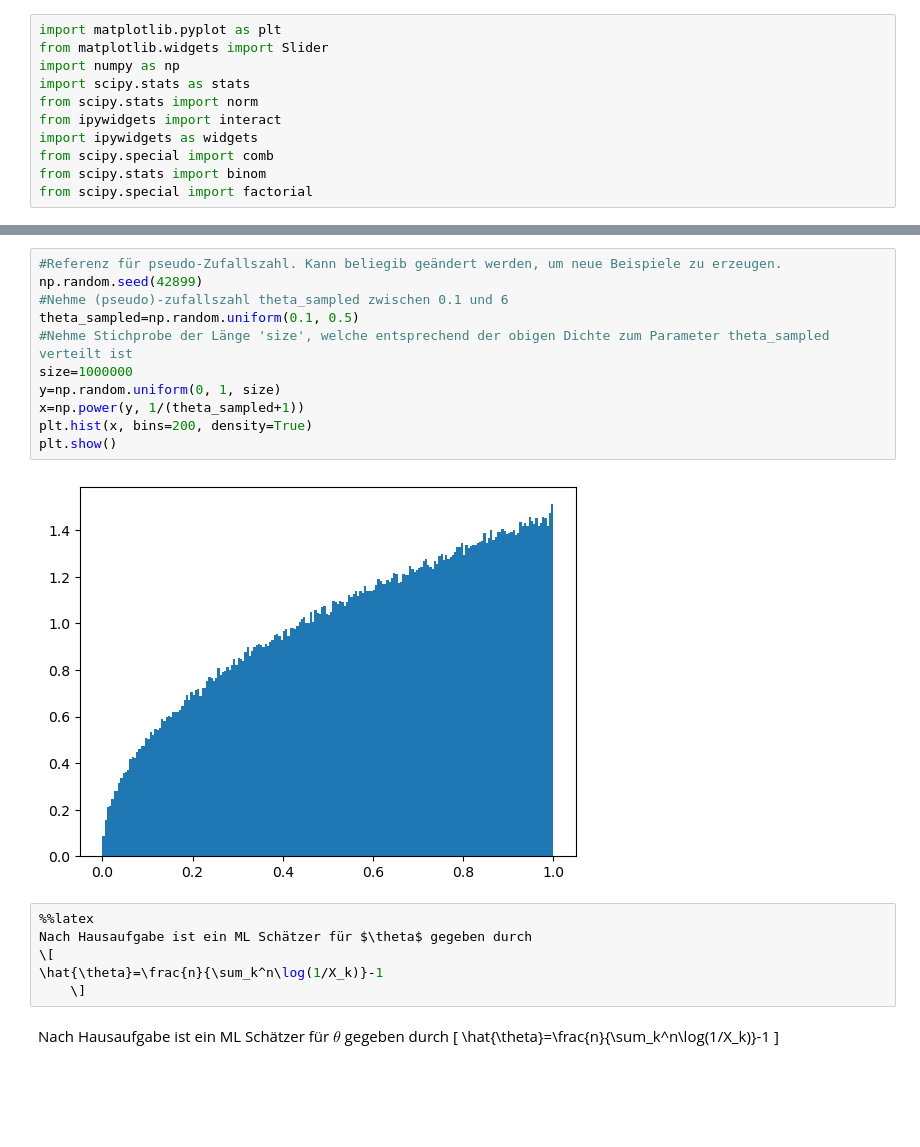
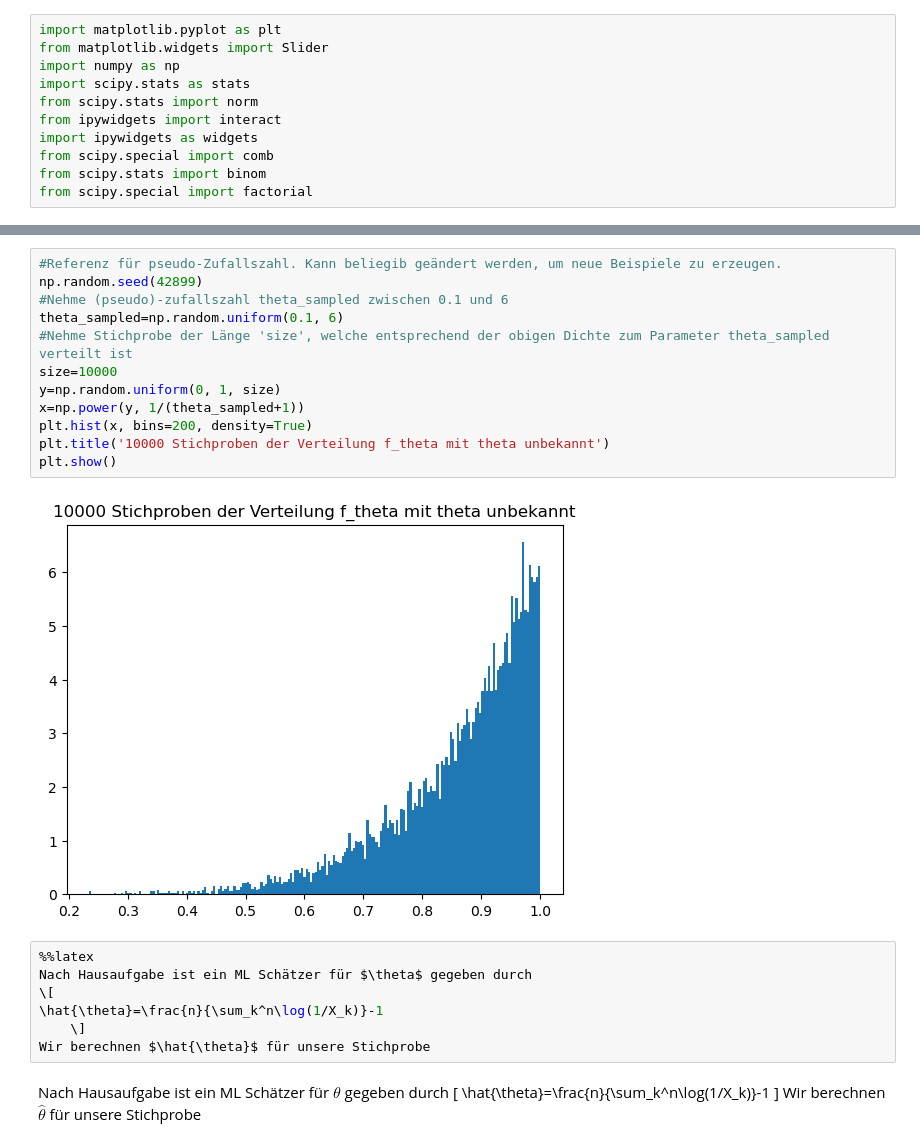
Before and after one commit to FlorianBechtold/Stochastik-II, a Jupyter notebook: Hausaufgabe1.2.ipynb, the cells around one changed output, grey strips where cells are left out. Drawn from its saved outputs; the diff is of its cells as text; blank space fills up the shorter version.

```diff
--- a/Hausaufgabe1.2.ipynb
+++ b/Hausaufgabe1.2.ipynb
@@ -37,27 +47,30 @@ interactive(children=(FloatSlider(value=1.0, description='theta', layout=Layout(
 # %%
 #Referenz für pseudo-Zufallszahl. Kann beliegib geändert werden, um neue Beispiele zu erzeugen.
 np.random.seed(42899)
 #Nehme (pseudo)-zufallszahl theta_sampled zwischen 0.1 und 6
-theta_sampled=np.random.uniform(0.1, 0.5)
+theta_sampled=np.random.uniform(0.1, 6)
 #Nehme Stichprobe der Länge 'size', welche entsprechend der obigen Dichte zum Parameter theta_sampled verteilt ist
-size=1000000
+size=10000
 y=np.random.uniform(0, 1, size)
 x=np.power(y, 1/(theta_sampled+1))
 plt.hist(x, bins=200, density=True)
+plt.title('10000 Stichproben der Verteilung f_theta mit theta unbekannt')
 plt.show()
 # %% [output]
-[figure, old version]
+[figure, new version]
 # %%
 %%latex
 Nach Hausaufgabe ist ein ML Schätzer für $\theta$ gegeben durch
 \[
 \hat{\theta}=\frac{n}{\sum_k^n\log(1/X_k)}-1
     \]
+Wir berechnen $\hat{\theta}$ für unsere Stichprobe
 # %% [output]
 Nach Hausaufgabe ist ein ML Schätzer für $\theta$ gegeben durch
 \[
 \hat{\theta}=\frac{n}{\sum_k^n\log(1/X_k)}-1
     \]
+Wir berechnen $\hat{\theta}$ für unsere Stichprobe
 # %%
 #Bei unseren Daten
 theta_hat=size/(np.sum(np.log(1/x)))-1
```
Also changed, not shown: parts of 6 cells of this notebook.
